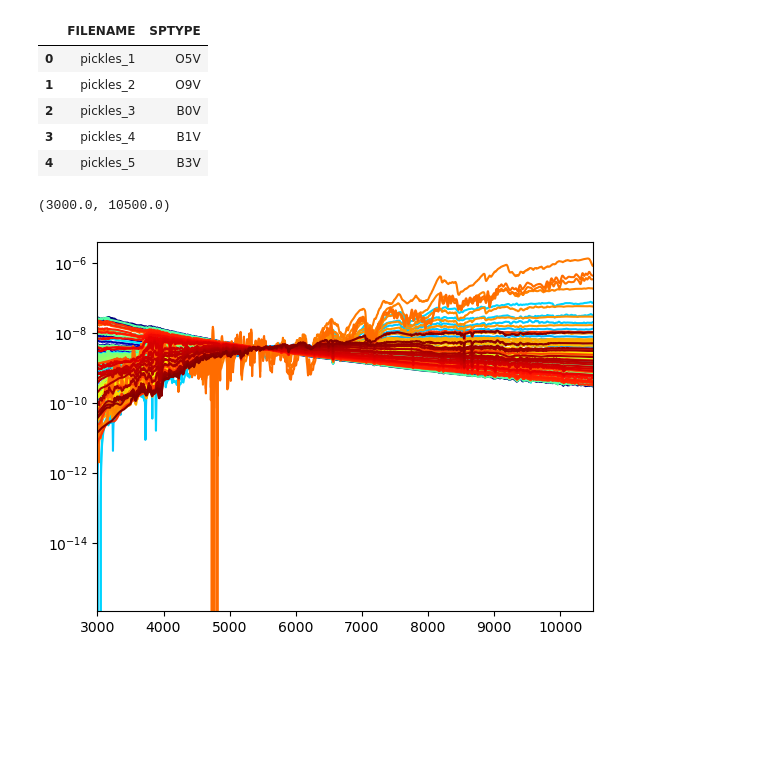
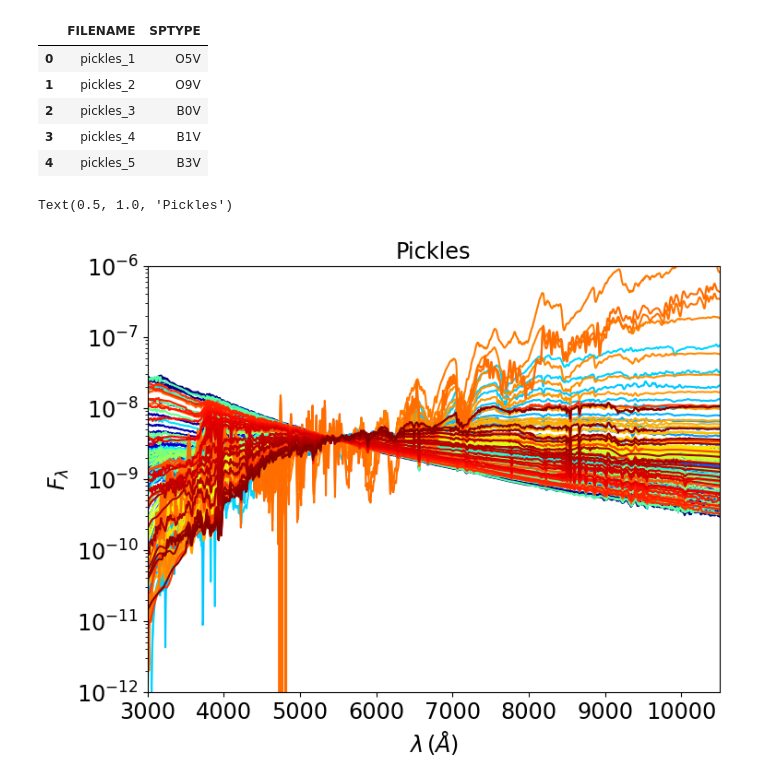
Before and after one commit to sylvielsstfr/rubinsimphot, a Jupyter notebook: docs/notebooks/pysynphot/pickles/BrowsePickles.ipynb, the cells around one changed output. Drawn from its saved outputs; the diff is of its cells as text; code cells hidden in the pictures; blank space fills up the shorter version.

```diff
--- a/docs/notebooks/pysynphot/pickles/BrowsePickles.ipynb
+++ b/docs/notebooks/pysynphot/pickles/BrowsePickles.ipynb
@@ -12,6 +15,12 @@ import matplotlib.cm as cmx
 %matplotlib inline
 import pandas as pd
 from astropy.io import fits
+# %%
+plt.rcParams["figure.figsize"] = (8,6)
+plt.rcParams["axes.labelsize"] = 'xx-large'
+plt.rcParams['axes.titlesize'] = 'xx-large'
+plt.rcParams['xtick.labelsize']= 'xx-large'
+plt.rcParams['ytick.labelsize']= 'xx-large'
 # %%
 # Import the primary photometry classes from rubin_sim.photUtils
 from rubinsimphot.phot_utils import Bandpass, Sed
@@ -115,13 +119,17 @@ all_colors = scalarMap.to_rgba(np.arange(NSED), alpha=1)
 # %%
 
 for index in np.arange(NSED):
     filename = df.loc[index,"FILENAME"].strip()+".fits"
     fullfilename = os.path.join(seddir_uvi,filename)
     hdul = fits.open(fullfilename)
     dff = pd.DataFrame(hdul[1].data)
     plt.plot(dff.WAVELENGTH,dff.FLUX,color=all_colors[index])
 plt.yscale('log')
 plt.xlim(3000.,10500)
+plt.ylim(1e-12,1e-6)
+plt.xlabel("$\lambda \, (\\AA)$")
+plt.ylabel("$F_\lambda$")
+plt.title("Pickles")
 # %% [output]
-(3000.0, 10500.0)
+Text(0.5, 1.0, 'Pickles')
-[figure, old version]
+[figure, new version]
```
Also changed, not shown: parts of 3 cells of this notebook, 3 other files.
